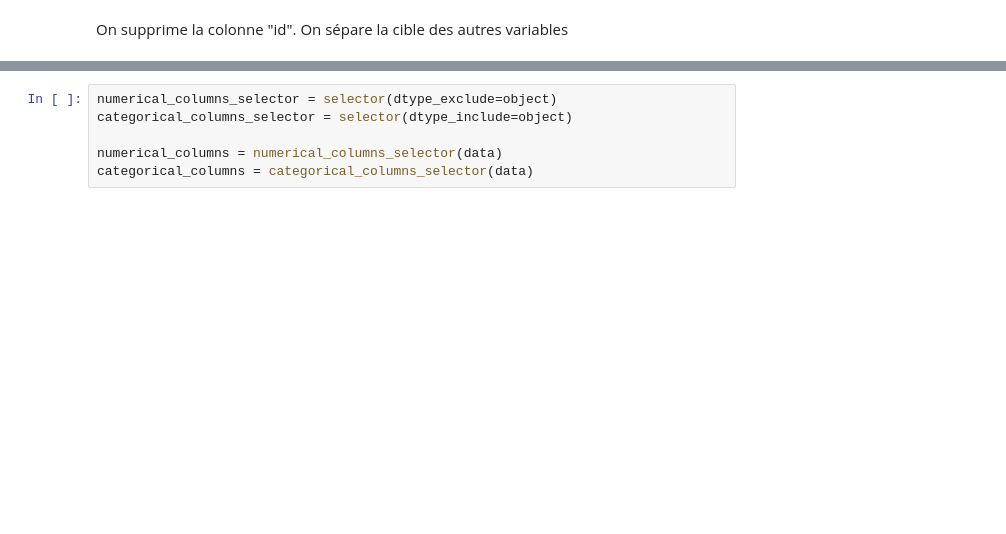
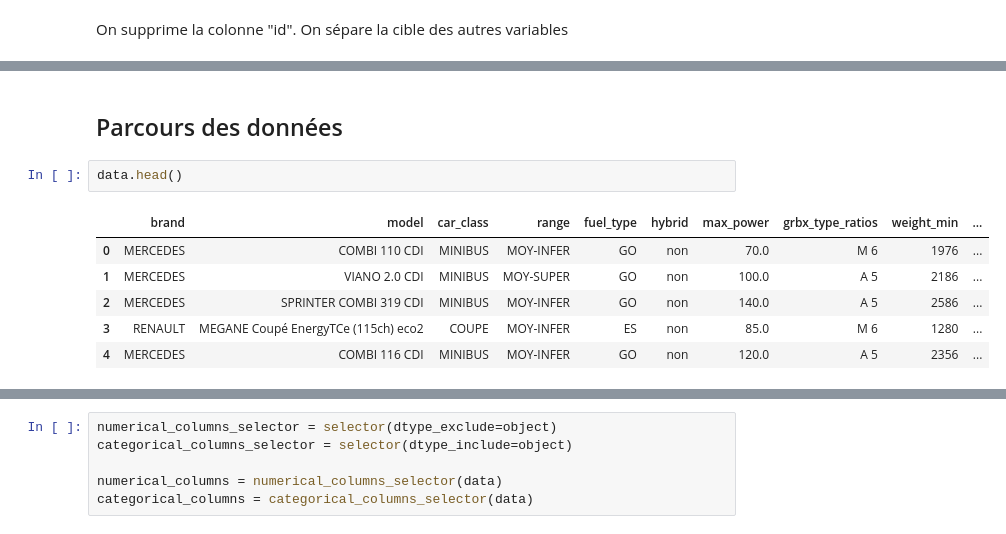
Before and after one commit to swordfatih/INSA-ML, a Jupyter notebook: regression/regression.ipynb, the cells around one changed output, grey strips where cells are left out. Saved outputs shown, nothing was run; the diff lists cells and outputs as text; blank space fills up the shorter version.

```diff
--- a/regression/regression.ipynb
+++ b/regression/regression.ipynb
@@ -419,0 +427,11 @@ target, data = df[target_name] , df.drop(columns=[target_name,"id"])   #On sépa
+# %% [markdown]
+## Parcours des données
+# %%
+data.head()
+# %% [output]
+|  | brand | model | car_class | range | fuel_type | hybrid | max_power | grbx_type_ratios | weight_min | ... |
+| 0 | MERCEDES | COMBI 110 CDI | MINIBUS | MOY-INFER | GO | non | 70.0 | M 6 | 1976 | ... |
+| 1 | MERCEDES | VIANO 2.0 CDI | MINIBUS | MOY-SUPER | GO | non | 100.0 | A 5 | 2186 | ... |
+| 2 | MERCEDES | SPRINTER COMBI 319 CDI | MINIBUS | MOY-INFER | GO | non | 140.0 | A 5 | 2586 | ... |
+| 3 | RENAULT | MEGANE Coupé EnergyTCe (115ch) eco2 | COUPE | MOY-INFER | ES | non | 85.0 | M 6 | 1280 | ... |
+| 4 | MERCEDES | COMBI 116 CDI | MINIBUS | MOY-INFER | GO | non | 120.0 | A 5 | 2356 | ... |
```
Also changed, not shown: parts of 58 cells of this notebook.
